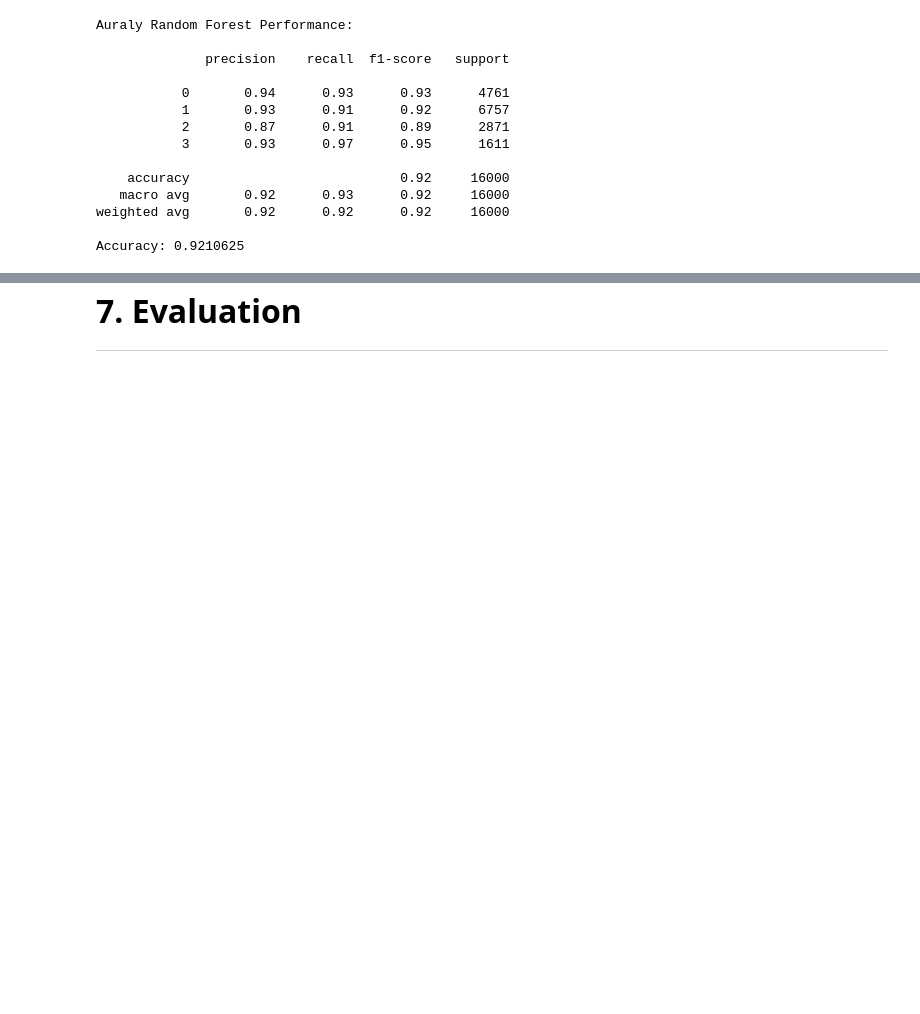
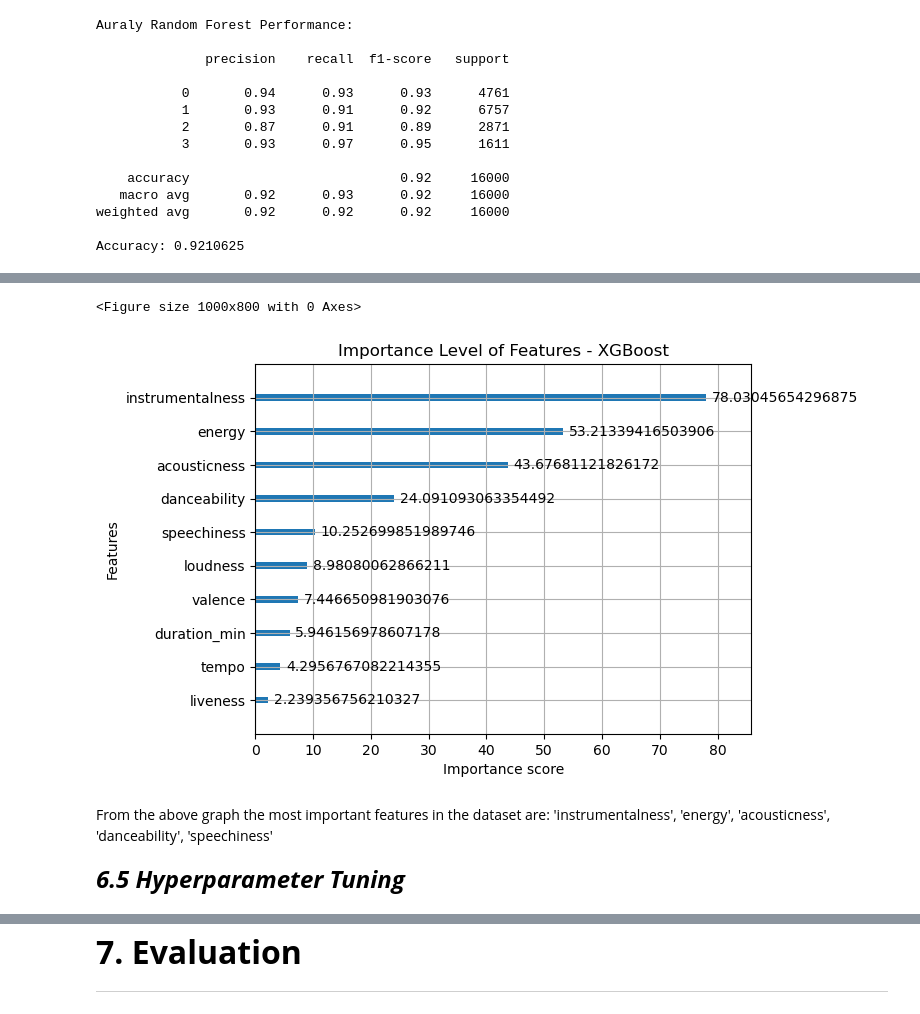
Before and after one commit to veenaledi/DS-Capstone-Project, a Jupyter notebook: Music.ipynb, the cells around one changed output, grey strips where cells are left out. Drawn from its saved outputs; the diff is of its cells as text; code cells hidden in the pictures; blank space fills up the shorter version.

```diff
--- a/Music.ipynb
+++ b/Music.ipynb
@@ -775,0 +828,13 @@ Overall, this model demonstrates high predictive reliability and interpretabilit
+# %%
+# Plot feature importance
+plt.figure(figsize = (10, 8))
+plot_importance(xgb, importance_type = 'gain')
+plt.title("Importance Level of Features - XGBoost")
+plt.show()
+# %% [output]
+<Figure size 1000x800 with 0 Axes>
+[figure, added]
+# %% [markdown]
+From the above graph the most important features in the dataset are: 'instrumentalness', 'energy', 'acousticness', 'danceability', 'speechiness'
+# %% [markdown]
+***<span style="font-size: 24px;">6.5 Hyperparameter Tuning</span>***
```
Also changed, not shown: parts of 18 cells of this notebook.
